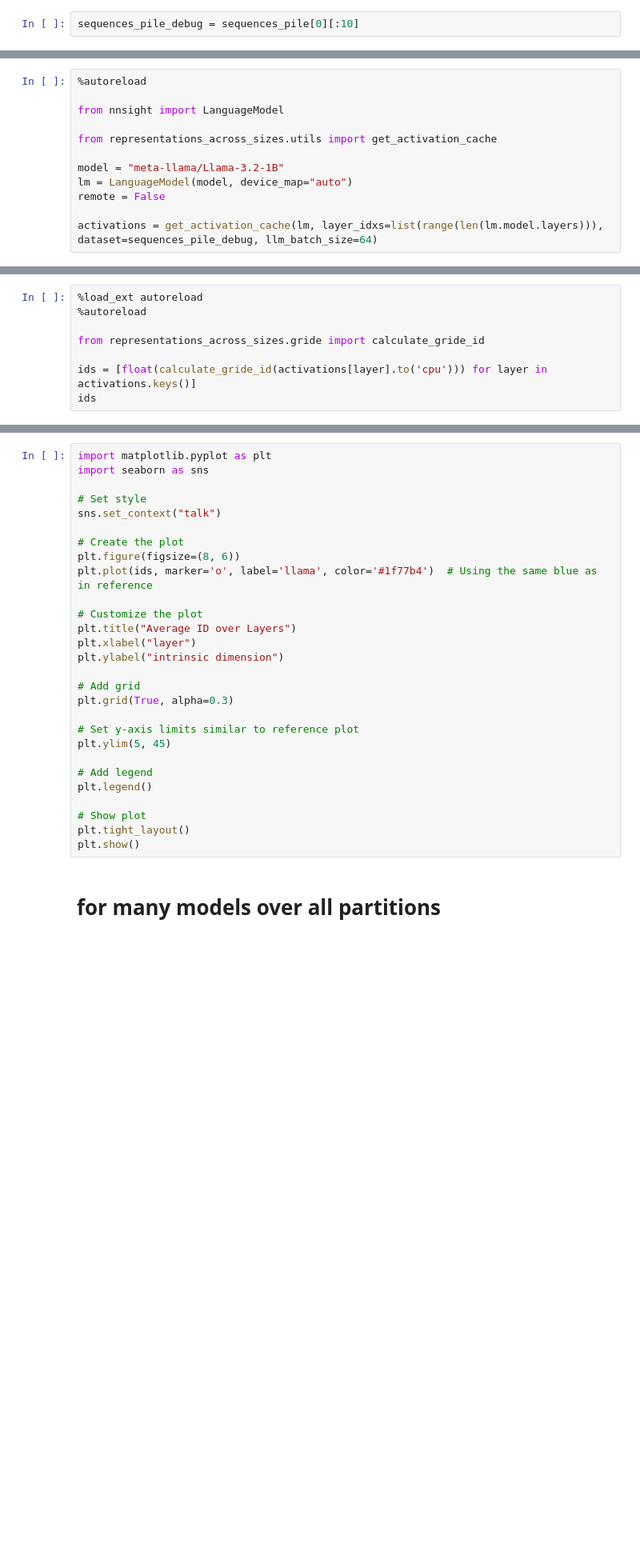
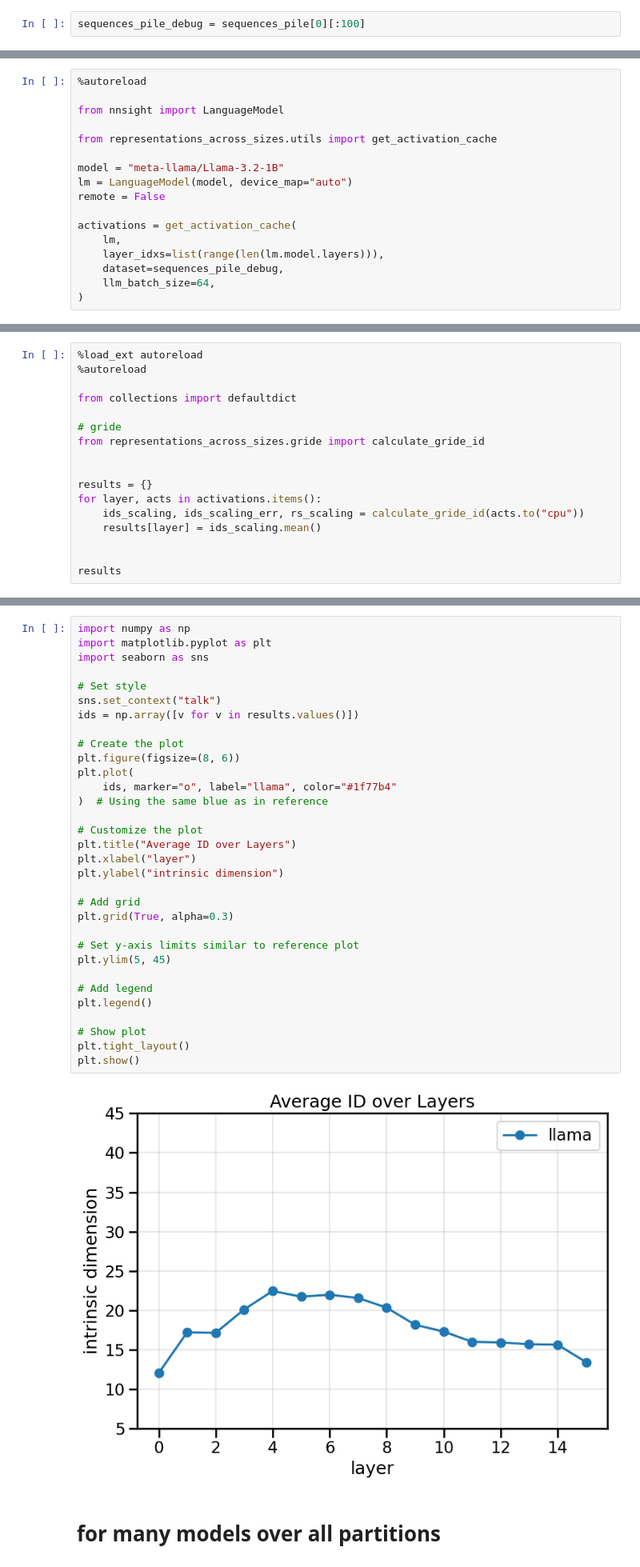
Before and after one commit to loftusa/representations-across-sizes, a Jupyter notebook: experiments/03_intrinsic_dimensionality.ipynb, the cells around one changed output, grey strips where cells are left out. Shown at 80% size. Cells and saved outputs as stored; diff of their text form; blank space fills up the shorter version.

```diff
--- a/experiments/03_intrinsic_dimensionality.ipynb
+++ b/experiments/03_intrinsic_dimensionality.ipynb
@@ -10,3 +12,3 @@ len(sequences_pile[0])
 # %%
-sequences_pile_debug = sequences_pile[0][:10]
+sequences_pile_debug = sequences_pile[0][:100]
 # %%
@@ -24,6 +30,11 @@ model = "meta-llama/Llama-3.2-1B"
 lm = LanguageModel(model, device_map="auto")
 remote = False
 
-activations = get_activation_cache(lm, layer_idxs=list(range(len(lm.model.layers))), dataset=sequences_pile_debug, llm_batch_size=64)
+activations = get_activation_cache(
+    lm,
+    layer_idxs=list(range(len(lm.model.layers))),
+    dataset=sequences_pile_debug,
+    llm_batch_size=64,
+)
 # %%
 from lovely_tensors import monkey_patch
@@ -43,7 +109,16 @@ activations
 %load_ext autoreload
 %autoreload
 
+from collections import defaultdict
+
+# gride
 from representations_across_sizes.gride import calculate_gride_id
 
-ids = [float(calculate_gride_id(activations[layer].to('cpu'))) for layer in activations.keys()]
-ids
+
+results = {}
+for layer, acts in activations.items():
+    ids_scaling, ids_scaling_err, rs_scaling = calculate_gride_id(acts.to("cpu"))
+    results[layer] = ids_scaling.mean()
+
+
+results
@@ -50,30 +183,36 @@ ids
 # %%
+import numpy as np
 import matplotlib.pyplot as plt
 import seaborn as sns
 
 # Set style
 sns.set_context("talk")
+ids = np.array([v for v in results.values()])
 
 # Create the plot
 plt.figure(figsize=(8, 6))
-plt.plot(ids, marker='o', label='llama', color='#1f77b4')  # Using the same blue as in reference
+plt.plot(
+    ids, marker="o", label="llama", color="#1f77b4"
+)  # Using the same blue as in reference
 
 # Customize the plot
 plt.title("Average ID over Layers")
 plt.xlabel("layer")
 plt.ylabel("intrinsic dimension")
 
 # Add grid
 plt.grid(True, alpha=0.3)
 
 # Set y-axis limits similar to reference plot
 plt.ylim(5, 45)
 
 # Add legend
 plt.legend()
 
 # Show plot
 plt.tight_layout()
 plt.show()
+# %% [output]
+[figure, added]
 # %% [markdown]
 # for many models over all partitions
```
Also changed, not shown: parts of 12 cells of this notebook, 12 other files.
